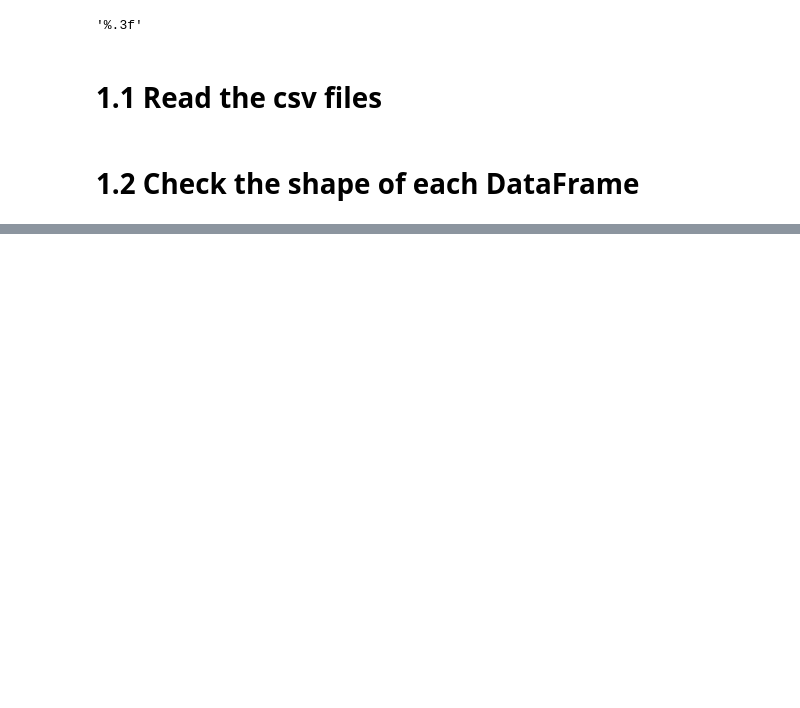
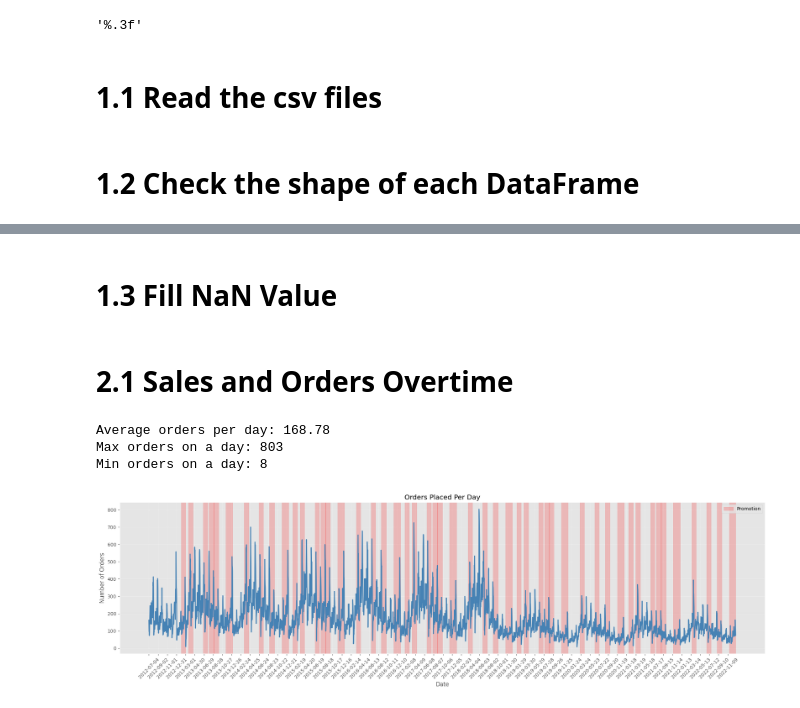
Before and after one commit to nqt-2/Datathon_Vin, a Jupyter notebook: notebook/Team_Notebook.ipynb, the cells around one changed output, grey strips where cells are left out. Saved outputs shown, nothing was run; the diff lists cells and outputs as text; code cells hidden in the pictures; blank space fills up the shorter version.

```diff
--- a/notebook/Team_Notebook.ipynb
+++ b/notebook/Team_Notebook.ipynb
@@ -74,2 +74,53 @@ The sales table has 3833 rows and 3 columns
 The shipments table has 566067 rows and 4 columns
 The web_traffic table has 3652 rows and 7 columns
+# %% [markdown]
+# 1.3 Fill NaN Value
+# %%
+order_items = order_items.fillna("NO_PROMO", axis = 1).copy()
+promotions = promotions.fillna("ALL", axis = 1).copy()
+# %% [markdown]
+# 2.1 Sales and Orders Overtime
+# %%
+# Get count as a DataFrame
+orders_per_date = orders.groupby('order_date').size().reset_index(name='order_count')
+
+# Sort by date
+orders_per_date = orders_per_date.sort_values('order_date')
+
+# Basic stats
+print(f"Average orders per day: {orders_per_date['order_count'].mean():.2f}")
+print(f"Max orders on a day: {orders_per_date['order_count'].max()}")
+print(f"Min orders on a day: {orders_per_date['order_count'].min()}")
+# %% [output]
+Average orders per day: 168.78
+Max orders on a day: 803
+Min orders on a day: 8
+# %%
+plt.figure(figsize=(20, 6))
+
+# Ensure dates are datetime
+orders_per_date['order_date'] = pd.to_datetime(orders_per_date['order_date'])
+promotions['start_date'] = pd.to_datetime(promotions['start_date'])
+promotions['end_date'] = pd.to_datetime(promotions['end_date'])
+
+# Plot the main line
+plt.plot(orders_per_date['order_date'], orders_per_date['order_count'], linewidth=2, color='steelblue')
+
+# Add promotion durations as shaded regions
+for idx, (_, promo) in enumerate(promotions.iterrows()):
+    plt.axvspan(promo['start_date'], promo['end_date'], alpha=0.2, color='red', label='Promotion' if idx == 0 else '')
+
+plt.xlabel('Date')
+plt.ylabel('Number of Orders')
+plt.title('Orders Placed Per Day')
+plt.grid(True, alpha=0.3)
+plt.legend(loc='upper right')
+
+# Show every 60 days
+step = 60
+plt.xticks(orders_per_date['order_date'][::step], rotation=45)
+
+plt.tight_layout()
+plt.show()
+# %% [output]
+[figure, added]
```
Also changed, not shown: parts of 11 cells of this notebook, 2 other files.
